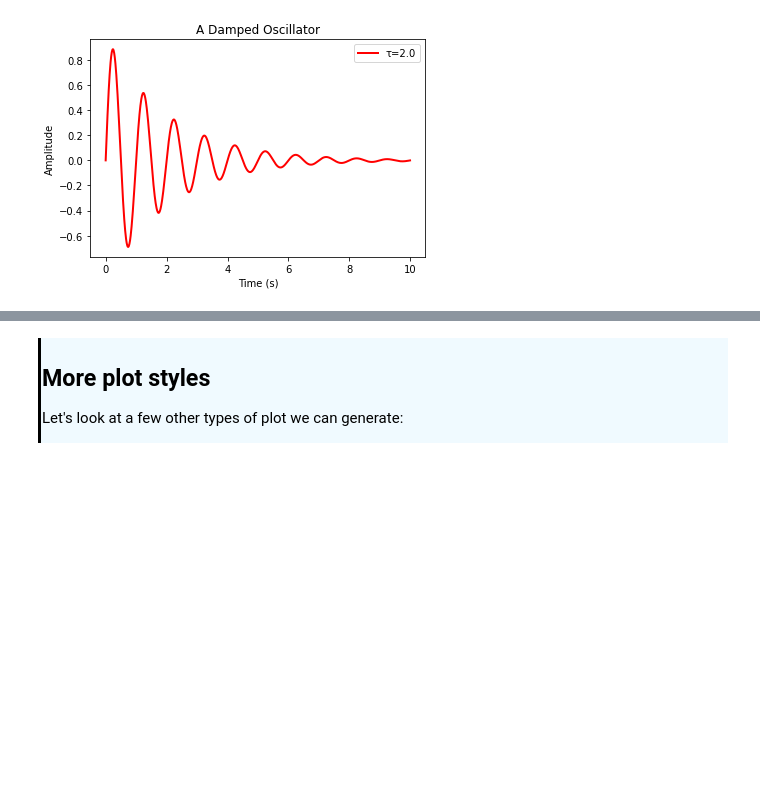
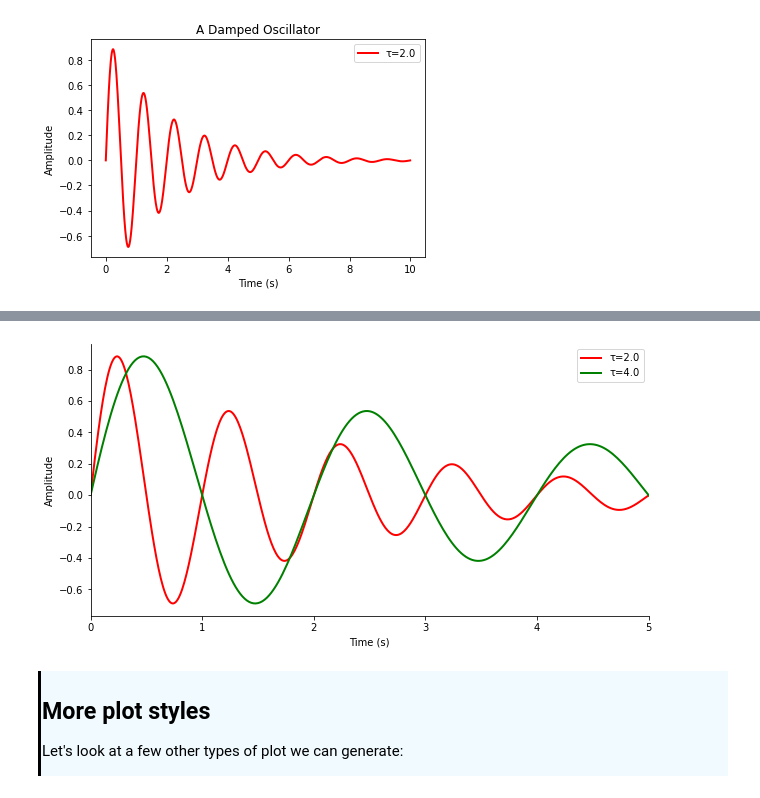
Before and after one commit to AllenInstitute/swdb_2022, a Jupyter notebook: PythonBootcamp/solutions/06_Introduction_to_Matplotlib_solutions.ipynb, the cells around one changed output, grey strips where cells are left out. Cells and saved outputs as stored; diff of their text form; code cells hidden in the pictures; blank space fills up the shorter version.

```diff
--- a/PythonBootcamp/solutions/06_Introduction_to_Matplotlib_solutions.ipynb
+++ b/PythonBootcamp/solutions/06_Introduction_to_Matplotlib_solutions.ipynb
@@ -102,3 +102,20 @@ Many more otions are available here -- you can customize the the border, axis ti
+# %%
+fig, ax = plt.subplots(figsize=(10, 5))
+ax.plot(x, y, color='red', linewidth=2, label='τ=2.0')
+ax.plot(x*2, y, color='green', linewidth=2, label='τ=4.0')
+
+ax.set_xlim(0, 5)
+ax.spines.right.set_visible(False)
+ax.spines.top.set_visible(False)
+
+# Add x/y axis labels
+ax.set_xlabel('Time (s)')
+ax.set_ylabel('Amplitude')
+
+# Add a legend. Note the `label` argument to ax.plot!
+ax.legend();
+# %% [output]
+[figure, added]
 # %% [markdown]
 <div style="border-left: 3px solid #000; padding: 1px; padding-left: 10px; background: #F0FAFF; ">
 <h2>More plot styles</h2>
```
Also changed, not shown: parts of 11 cells of this notebook, 2 other files.
